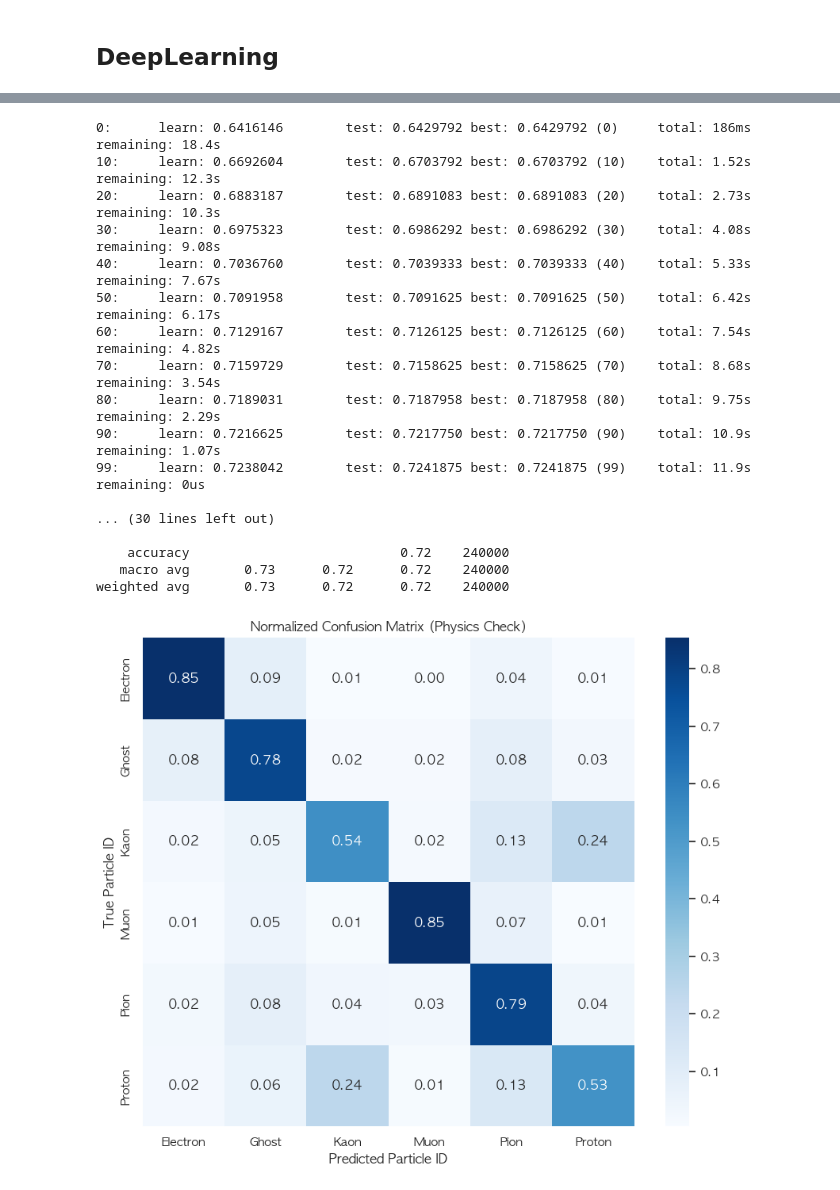
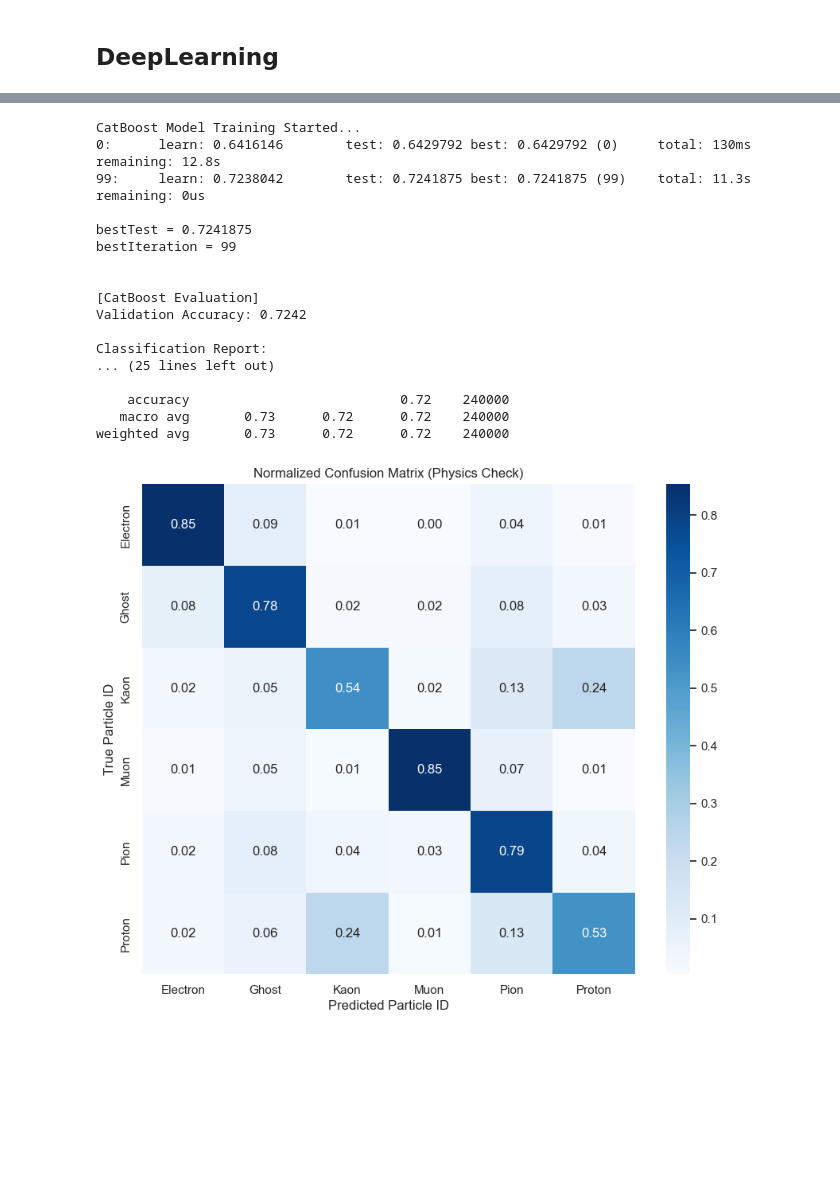
Before and after one commit to Jongseok103/UOS-Assignments, a Jupyter notebook: BigDataPhysic/CL_LHC.ipynb, the cells around one changed output, grey strips where cells are left out. Cells and saved outputs as stored; diff of their text form; code cells hidden in the pictures; blank space fills up the shorter version.

```diff
--- a/BigDataPhysic/CL_LHC.ipynb
+++ b/BigDataPhysic/CL_LHC.ipynb
@@ -870,10 +868,9 @@ weighted avg       0.77      0.78      0.77    240000
 # %%
-# !pip install catboost
 from catboost import CatBoostClassifier, Pool
 from sklearn.metrics import accuracy_score
 
-# 1. CatBoost 모델 선언
-# task_type="GPU"를 쓰면 더 빠릅니다 (GPU가 있다면)
+# 1. CatBoost model setup
+print("CatBoost Model Training Started...")
 cb_clf = CatBoostClassifier(
     iterations=100,            # 트리 개수
     learning_rate=0.05,
@@ -881,13 +878,12 @@ cb_clf = CatBoostClassifier(
     loss_function='MultiClass', # 다중 분류
     eval_metric='Accuracy',
     random_seed=42,
-    verbose=10,                # 100번마다 출력
+    verbose=100,                # 100번마다 출력
     early_stopping_rounds=50,   # 조기 종료
-    nan_mode='Min'              # 결측치(-999/NaN)를 최솟값으로 처리 (물리적으로 신호없음=작음 이므로 합리적)
+    nan_mode='Min'              # 결측치(-999/NaN)를 최솟값으로 처리
 )
 
-# 2. 학습
-# CatBoost는 전용 Pool 객체를 쓰면 더 빠르고 효율적입니다.
+# 2. Training
 train_pool = Pool(X_train, y_train)
 val_pool = Pool(X_val, y_val)
 
@@ -900,48 +896,46 @@ cb_clf.fit(
 # 3. 평가
 print("\n[CatBoost Evaluation]")
 y_pred_cb = cb_clf.predict(X_val)
 acc_cb = accuracy_score(y_val, y_pred_cb)
 print(f"Validation Accuracy: {acc_cb:.4f}")
 
-# Feature Importance도 내장 함수로 바로 볼 수 있습니다.
-print(cb_clf.get_feature_importance(prettified=True).head(10))
+# classification report
+print("\nClassification Report:")
+print(classification_report(y_val, y_pred_cb, target_names=class_names))
 
 # 3. 평가 및 검증
 print("\n[Evaluation Results]")
 y_pred = cb_clf.predict(X_val)
-acc = accuracy_score(y_val, y_pred)
-print(f"Validation Accuracy: {acc:.4f}")
 print("\nClassification Report:")
 print(classification_report(y_val, y_pred, target_names=class_names))
 
 # --- 시각화 1: Confusion Matrix (어떤 입자를 헷갈려하는가?) ---
 plt.figure(figsize=(10, 8))
 cm = confusion_matrix(y_val, y_pred)
-# 값을 비율로 표시하여 클래스 불균형 영향 최소화
 cm_norm = cm.astype('float') / cm.sum(axis=1)[:, np.newaxis]
 
 sns.heatmap(cm_norm, annot=True, fmt='.2f', cmap='Blues',
             xticklabels=class_names, yticklabels=class_names)
 plt.title('Normalized Confusion Matrix (Physics Check)')
 plt.ylabel('True Particle ID')
 plt.xlabel('Predicted Particle ID')
 plt.show()
 # %% [output]
-0:      learn: 0.6416146        test: 0.6429792 best: 0.6429792 (0)     total: 186ms    remaining: 18.4s
-10:     learn: 0.6692604        test: 0.6703792 best: 0.6703792 (10)    total: 1.52s    remaining: 12.3s
-20:     learn: 0.6883187        test: 0.6891083 best: 0.6891083 (20)    total: 2.73s    remaining: 10.3s
-30:     learn: 0.6975323        test: 0.6986292 best: 0.6986292 (30)    total: 4.08s    remaining: 9.08s
-40:     learn: 0.7036760        test: 0.7039333 best: 0.7039333 (40)    total: 5.33s    remaining: 7.67s
-50:     learn: 0.7091958        test: 0.7091625 best: 0.7091625 (50)    total: 6.42s    remaining: 6.17s
-60:     learn: 0.7129167        test: 0.7126125 best: 0.7126125 (60)    total: 7.54s    remaining: 4.82s
-70:     learn: 0.7159729        test: 0.7158625 best: 0.7158625 (70)    total: 8.68s    remaining: 3.54s
-80:     learn: 0.7189031        test: 0.7187958 best: 0.7187958 (80)    total: 9.75s    remaining: 2.29s
-90:     learn: 0.7216625        test: 0.7217750 best: 0.7217750 (90)    total: 10.9s    remaining: 1.07s
-99:     learn: 0.7238042        test: 0.7241875 best: 0.7241875 (99)    total: 11.9s    remaining: 0us
+CatBoost Model Training Started...
+0:      learn: 0.6416146        test: 0.6429792 best: 0.6429792 (0)     total: 130ms    remaining: 12.8s
+99:     learn: 0.7238042        test: 0.7241875 best: 0.7241875 (99)    total: 11.3s    remaining: 0us
 
-... (30 lines left out)
+bestTest = 0.7241875
+bestIteration = 99
+
+
+[CatBoost Evaluation]
+Validation Accuracy: 0.7242
+
+Classification Report:
+... (25 lines left out)
 
     accuracy                           0.72    240000
    macro avg       0.73      0.72      0.72    240000
 weighted avg       0.73      0.72      0.72    240000
-[figure, old version]
+[figure, new version]
```
Also changed, not shown: parts of 9 cells of this notebook, 4 other files.
